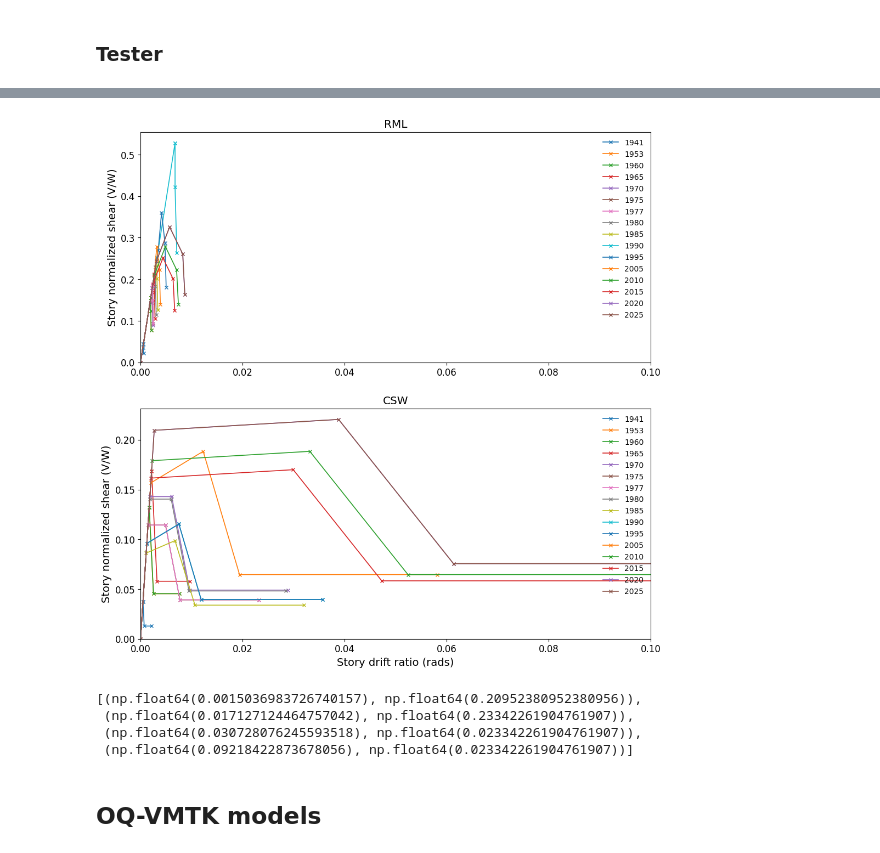
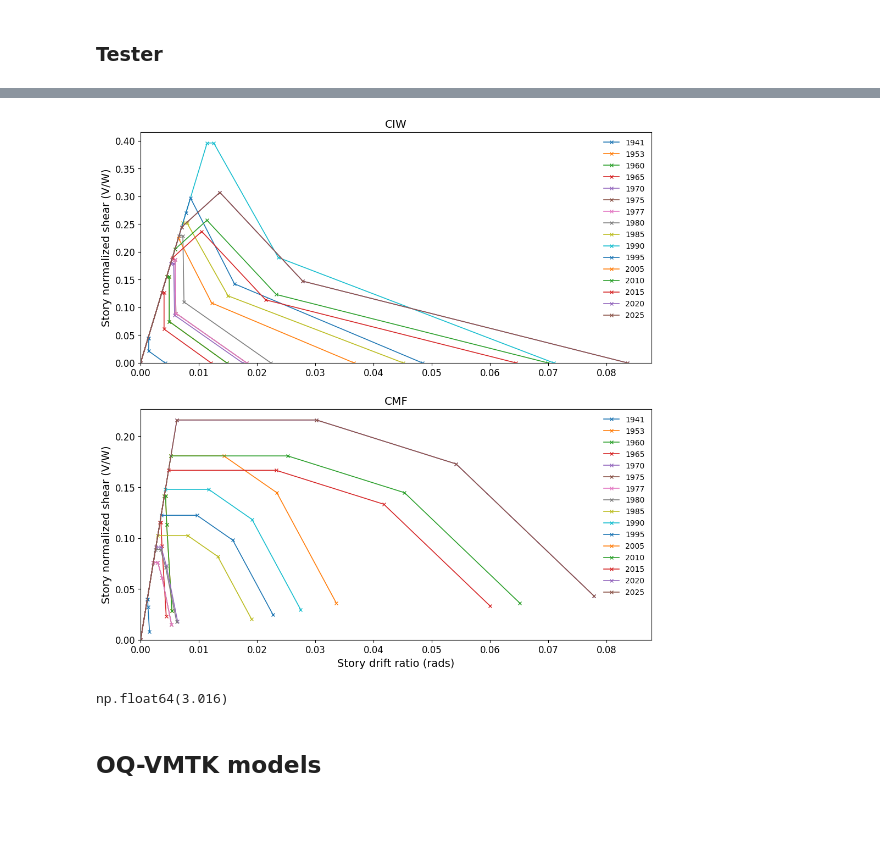
Before and after one commit to hgp297/oq-vmtk, a Jupyter notebook: demos/cov_refm/cov_workshop.ipynb, the cells around one changed output, grey strips where cells are left out. Cells and saved outputs as stored; diff of their text form; code cells hidden in the pictures; blank space fills up the shorter version.

Commit message:
feat: capacity curve for urm and ciw

```diff
--- a/demos/cov_refm/cov_workshop.ipynb
+++ b/demos/cov_refm/cov_workshop.ipynb
@@ -256,14 +277,15 @@ It should be understood that these are typically for a component level. However,
 # %%
 import numpy as np
 code_years = [1941, 1953, 1960, 1965, 1970, 1975, 1977, 1980, 1985, 1990, 1995, 2005, 2010, 2015, 2020, 2025]
+# code_years = [1941, 1953, 1960, 1965, 1970, 1975, 1977]
 n_stories = 4
 test_df = pd.DataFrame({
     "NBC Code Year (Original Building)": code_years,
     "Description of Seismic Upgrade and Year if Applicable": "",
     "Comprehensive Seismic Upgrade (Y/N)": "",
     "Year Built": code_years,
-    "Seismic Force Resisting System in the North-South Direction": "RML",
-    "Seismic Force Resisting System in the East-West Direction": "CSW",
+    "Seismic Force Resisting System in the North-South Direction": "CIW",
+    "Seismic Force Resisting System in the East-West Direction": "CMF",
     "Building Height (Total Height Above Ground (m) to Roof Slab)": 3.5*n_stories*np.ones(len(code_years)),
     "Floors Above Grade": n_stories * np.ones(len(code_years)),
     "Site Class": "C",
@@ -314,42 +336,46 @@ plt.rcParams['font.size'] = 12
 
 # n_years = tst.shape[0]
 # plt.rcParams["axes.prop_cycle"] = plt.cycler("color", plt.cm.cividis(np.linspace(0,1,n_years)))
 fig, axs = plt.subplots(2, 1, figsize=(12,12), sharex=True)
 
 for dir in range(2):
     ax=axs[dir]
 
     # for theta_i, V_i in zip(my_building["story_drift_ratio_capacity"][dir],
     #                     my_building["story_normalized_shear"][dir]):
     #     print(theta_i)
     #     theta_i = np.concatenate([[0.0], theta_i])
     #     V_i = np.concatenate([[0.0], V_i])
     #     ax.plot(theta_i, V_i, '-o', linewidth=1.5, markerfacecolor='None', markersize=7)
 
     for index, row in tst.iterrows():
         my_building = row.copy()
         theta_i = np.concatenate([[0.0], my_building["story_drift_ratio_capacity"][dir][0]])
         V_i = np.concatenate([[0.0], my_building["story_normalized_shear"][dir][0]])
         ax.plot(theta_i, V_i, '-x', linewidth=1.2, markerfacecolor='None', markersize=4, label=my_building['effective_nbcc_year'])
 
-    ax.set_xlim(left=0., right=0.1)
+    ax.set_xlim(left=0.)
     ax.set_ylim(bottom=0)
     ax.set_title(str(my_building["LFRS"][dir]))
     ax.legend(fontsize=10, frameon=False)
 
     if dir == 1:
         ax.set_xlabel(r'Story drift ratio (rads)', fontsize=14)
     ax.set_ylabel(r'Story normalized shear (V/W)', fontsize=14)
     ax.tick_params(axis='x', labelbottom=True)
 # %% [output]
-[figure, old version]
+[figure, new version]
-# %%
-list(zip(my_building["story_drift_ratio_capacity"][dir][0], my_building["story_normalized_shear"][dir][0]))
-# %% [output]
-[(np.float64(0.0015036983726740157), np.float64(0.20952380952380956)),
- (np.float64(0.017127124464757042), np.float64(0.23342261904761907)),
- (np.float64(0.030728076245593518), np.float64(0.023342261904761907)),
- (np.float64(0.09218422873678056), np.float64(0.023342261904761907))]
+# %%
+iw_mu = np.array([2.3, 4.0, 4.5, 4.3, 4.3, 4.3, 2.0, 3.0, 1.5, 1.3, 5.0, 2.0, 3.5, 2.0, 1.1, 3.2, 1.4, 3.2, 2.3, 4.5, 3.6, 2, 4, 2.1, 4.0])
+# infill RM
+# use infilled frame and masonry infill
+# includes ductile, both flexible and stiff panels
+# assume aspect ratio of 1.0
+# D point is taken as the onset of residual (1.6*peak)
+iwd_source = np.mean(iw_mu)
+iwd_source
+# %% [output]
+np.float64(3.016)
 # %% [markdown]
 ## OQ-VMTK models
 # %% [markdown]
```
Also changed, not shown: parts of 4 cells of this notebook, 3 other files.
